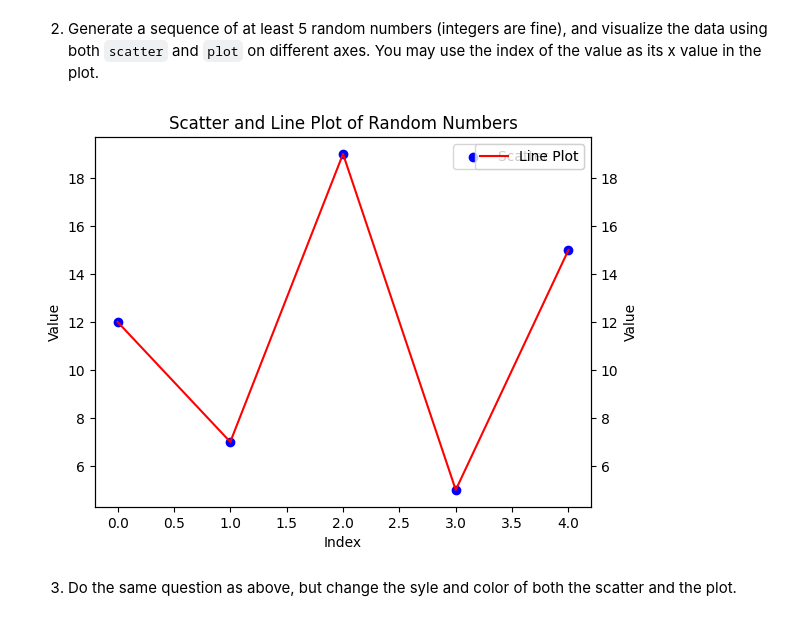
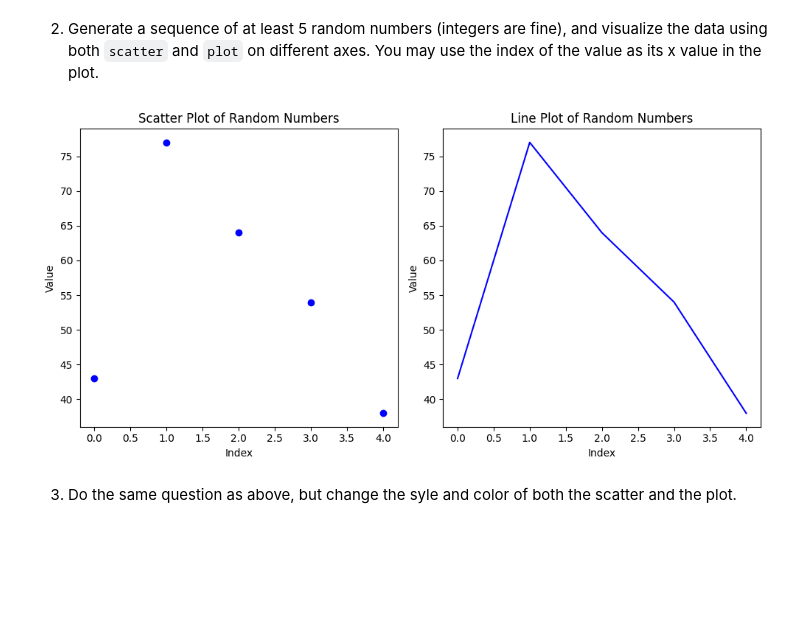
Before and after one commit to katehuntsman/web-project-03-huntsman, a Jupyter notebook: pyplot.ipynb, the cells around one changed output. Drawn from its saved outputs; the diff is of its cells as text; code cells hidden in the pictures; blank space fills up the shorter version.

```diff
--- a/pyplot.ipynb
+++ b/pyplot.ipynb
@@ -73,28 +87,31 @@ plt.show()
 # %% [markdown]
 2. Generate a sequence of at least 5 random numbers (integers are fine), and visualize the data using both `scatter` and `plot` on different axes.  You may use the index of the value as its x value in the plot.
-# %%
-# Step 1: Generate Random Numbers
-data = [12, 7, 19, 5, 15]
-
-# Step 2: Create the figure and axes
-fig, ax1 = plt.subplots()
-
-# Scatter plot on the first axis
-ax1.scatter(range(len(data)), data, color='blue', label='Scatter Plot')
-ax1.set_xlabel('Index')
-ax1.set_ylabel('Value')
-ax1.set_title('Scatter and Line Plot of Random Numbers')
-ax1.legend()
-
-# Step 3: Create a second y-axis
-ax2 = ax1.twinx()
-ax2.plot(range(len(data)), data, color='red', label='Line Plot')
-ax2.set_ylabel('Value')
-ax2.legend()
-
-# Show the plot
-plt.show()
-# %% [output]
-[figure, removed]
+# %%
+import matplotlib.pyplot as plt
+import numpy as np
+
+# Generate random integers
+random_numbers = np.random.randint(1, 100, size=5)
+x_values = range(len(random_numbers))
+
+# Create scatter plot
+plt.figure(figsize=(10, 5))
+plt.subplot(1, 2, 1)  # 1 row, 2 columns, 1st subplot
+plt.scatter(x_values, random_numbers, color='blue')
+plt.title('Scatter Plot of Random Numbers')
+plt.xlabel('Index')
+plt.ylabel('Value')
+
+# Create line plot
+plt.subplot(1, 2, 2)  # 1 row, 2 columns, 2nd subplot
+plt.plot(x_values, random_numbers, color='blue')
+plt.title('Line Plot of Random Numbers')
+plt.xlabel('Index')
+plt.ylabel('Value')
+
+plt.tight_layout()
+plt.show()
+# %% [output]
+[figure, added]
 # %% [markdown]
 3. Do the same question as above, but change the syle and color of both the scatter and the plot.
```
Also changed, not shown: parts of 4 cells of this notebook, 1 other file.
